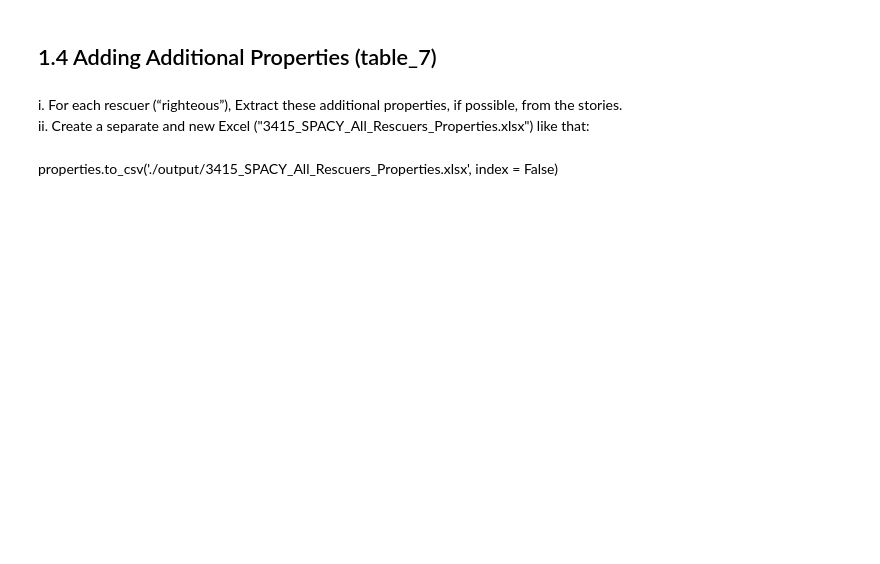
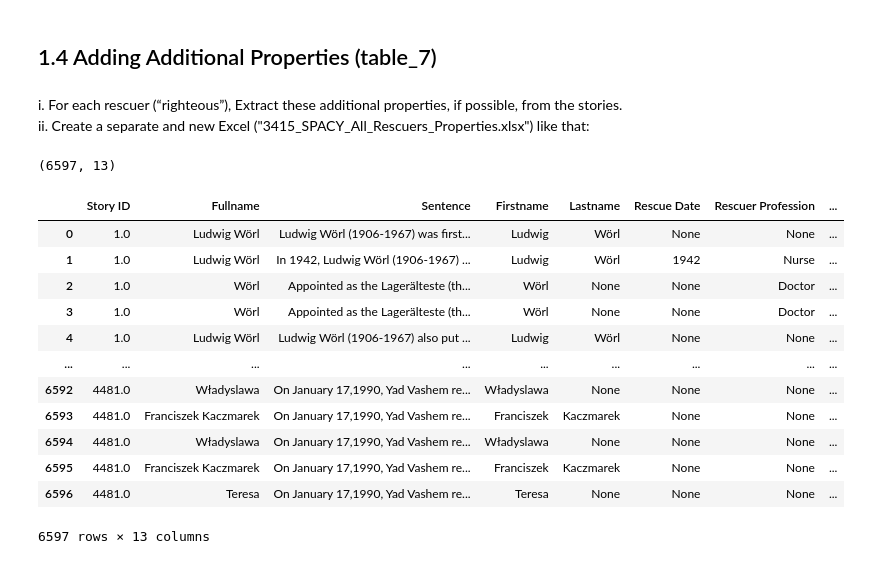
Before and after one commit to katieminjoo/Coref-NER, a Jupyter notebook: project_NeuralCoref_NER.ipynb, the cells around one changed output. Drawn from its saved outputs; the diff is of its cells as text; code cells hidden in the pictures; blank space fills up the shorter version.

Commit message:
NER for properties

```diff
--- a/project_NeuralCoref_NER.ipynb
+++ b/project_NeuralCoref_NER.ipynb
@@ -743,0 +421,11 @@ def extract_name_and_date(row):
+# %%
+# Function to extract the rescued date from the sentence using NER
+def extract_rescue_date(sentence):
+    doc = nlp(sentence)
+    for ent in doc.ents:
+        if ent.label_ == "DATE":  # Look for DATE entities in the sentence
+            return ent.text
+    return None  # Return None if no date is found
+# %%
+# Apply the function to the 'Sentence' column and create a new column 'Rescue Date'
+table_6['Rescue Date'] = table_6['Sentence'].progress_apply(extract_rescue_date)
@@ -749,5 +456,5 @@ date_df.to_csv(f'./output/{output_file_name}', index = False)
 # %% [markdown]
 i. For each rescuer (“righteous”), Extract these additional properties, if possible, from the stories.
 ii. Create a separate and new Excel ("3415_SPACY_All_Rescuers_Properties.xlsx") like that:
-# %% [markdown]
-properties.to_csv('./output/3415_SPACY_All_Rescuers_Properties.xlsx', index = False)
+# %%
+table_7 = table_6.copy()
@@ -753,0 +509,23 @@ properties.to_csv('./output/3415_SPACY_All_Rescuers_Properties.xlsx', index = Fa
+# %%
+# Apply the function to extract information for each sentence
+table_7 = table_7.join(table_7['Sentence'].progress_apply(extract_information))
+# %%
+table_7.shape
+# %% [output]
+(6597, 13)
+# %%
+table_7
+# %% [output]
+|  | Story ID | Fullname | Sentence | Firstname | Lastname | Rescue Date | Rescuer Profession | ... |
+| 0 | 1.0 | Ludwig Wörl | Ludwig Wörl (1906-1967) was first... | Ludwig | Wörl | None | None | ... |
+| 1 | 1.0 | Ludwig Wörl | In 1942, Ludwig Wörl (1906-1967) ... | Ludwig | Wörl | 1942 | Nurse | ... |
+| 2 | 1.0 | Wörl | Appointed as the Lagerälteste (th... | Wörl | None | None | Doctor | ... |
+| 3 | 1.0 | Wörl | Appointed as the Lagerälteste (th... | Wörl | None | None | Doctor | ... |
+| 4 | 1.0 | Ludwig Wörl | Ludwig Wörl (1906-1967) also put ... | Ludwig | Wörl | None | None | ... |
+| ... | ... | ... | ... | ... | ... | ... | ... | ... |
+| 6592 | 4481.0 | Władyslawa | On January 17,1990, Yad Vashem re... | Władyslawa | None | None | None | ... |
+| 6593 | 4481.0 | Franciszek Kaczmarek | On January 17,1990, Yad Vashem re... | Franciszek | Kaczmarek | None | None | ... |
+| 6594 | 4481.0 | Władyslawa | On January 17,1990, Yad Vashem re... | Władyslawa | None | None | None | ... |
+| 6595 | 4481.0 | Franciszek Kaczmarek | On January 17,1990, Yad Vashem re... | Franciszek | Kaczmarek | None | None | ... |
+| 6596 | 4481.0 | Teresa | On January 17,1990, Yad Vashem re... | Teresa | None | None | None | ... |
+6597 rows × 13 columns
```
Also changed, not shown: parts of 45 cells of this notebook.
